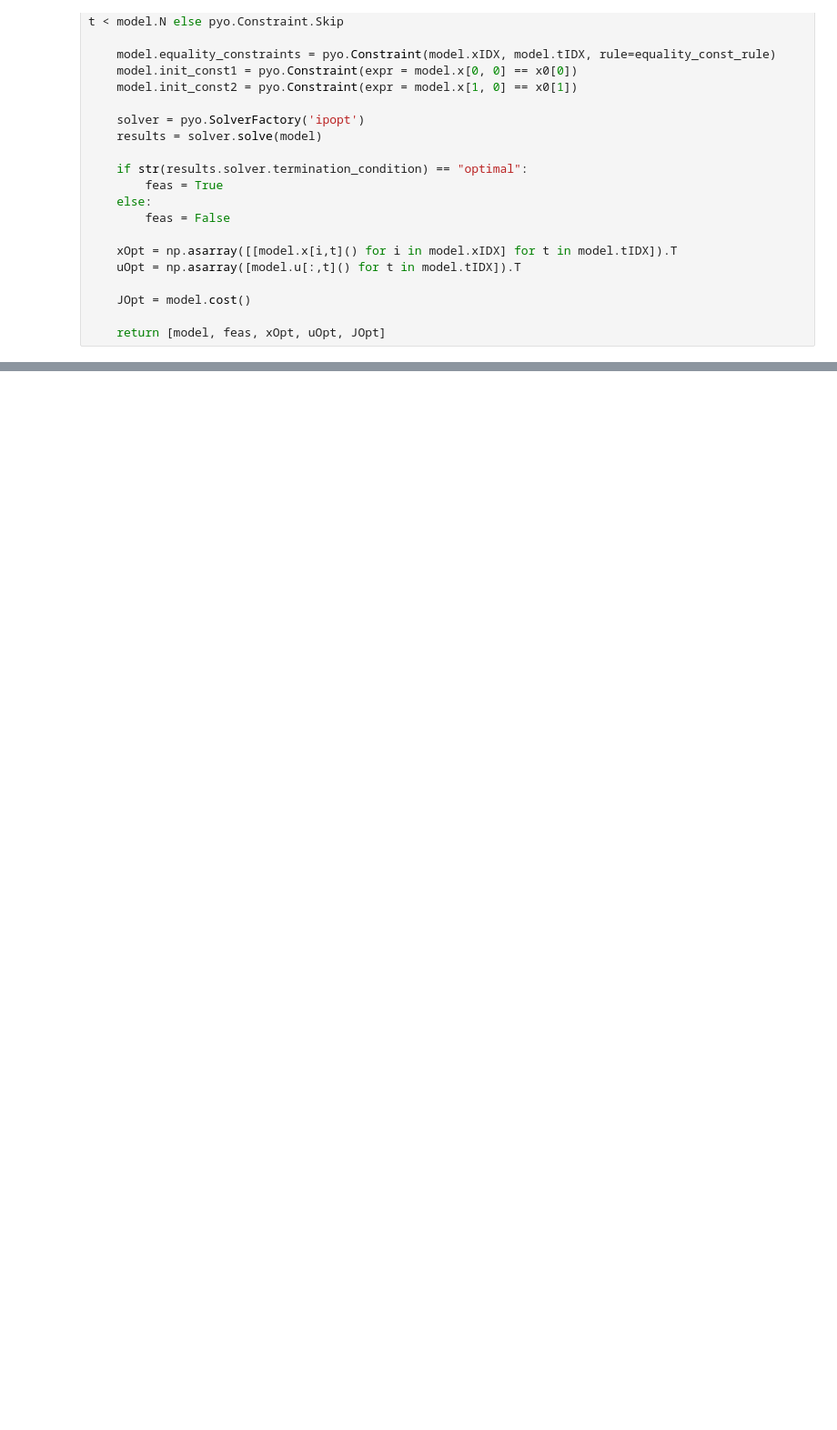
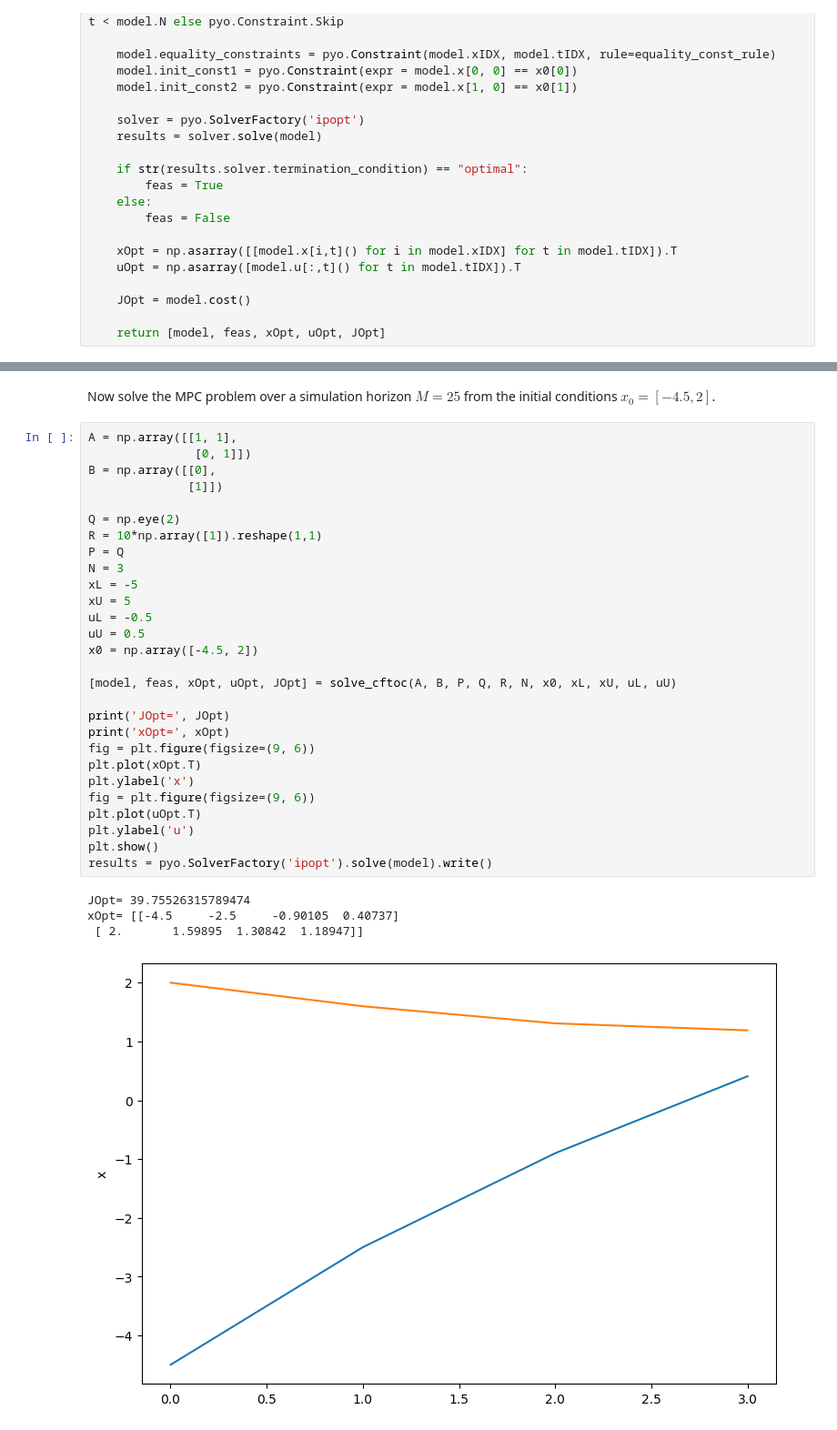
Before and after one commit to waynechu1109/ME-C231A-Final-Project, a Jupyter notebook: ME_C231A_Final_Project.ipynb, the cells around one changed output, grey strips where cells are left out. Shown: that part at 91% size. Saved outputs shown, nothing was run; the diff lists cells and outputs as text; blank space fills up the shorter version.

Commit message:
Insert CFTOC, MPC

```diff
--- a/ME_C231A_Final_Project.ipynb
+++ b/ME_C231A_Final_Project.ipynb
@@ -142,0 +176,35 @@ def solve_cftoc(A, B, P, Q, R, N, x0, xL, xU, uL, uU, bf=np.nan, Af=np.nan):
+# %% [markdown]
+Now solve the MPC problem over a simulation horizon $M=25$ from the initial conditions $x_0 = [-4.5, 2]$.
+# %%
+A = np.array([[1, 1],
+               [0, 1]])
+B = np.array([[0],
+              [1]])
+
+Q = np.eye(2)
+R = 10*np.array([1]).reshape(1,1)
+P = Q
+N = 3
+xL = -5
+xU = 5
+uL = -0.5
+uU = 0.5
+x0 = np.array([-4.5, 2])
+
+[model, feas, xOpt, uOpt, JOpt] = solve_cftoc(A, B, P, Q, R, N, x0, xL, xU, uL, uU)
+
+print('JOpt=', JOpt)
+print('xOpt=', xOpt)
+fig = plt.figure(figsize=(9, 6))
+plt.plot(xOpt.T)
+plt.ylabel('x')
+fig = plt.figure(figsize=(9, 6))
+plt.plot(uOpt.T)
+plt.ylabel('u')
+plt.show()
+results = pyo.SolverFactory('ipopt').solve(model).write()
+# %% [output]
+JOpt= 39.75526315789474
+xOpt= [[-4.5     -2.5     -0.90105  0.40737]
+ [ 2.       1.59895  1.30842  1.18947]]
+[figure, added]
```
Also changed, not shown: parts of 9 cells of this notebook.
